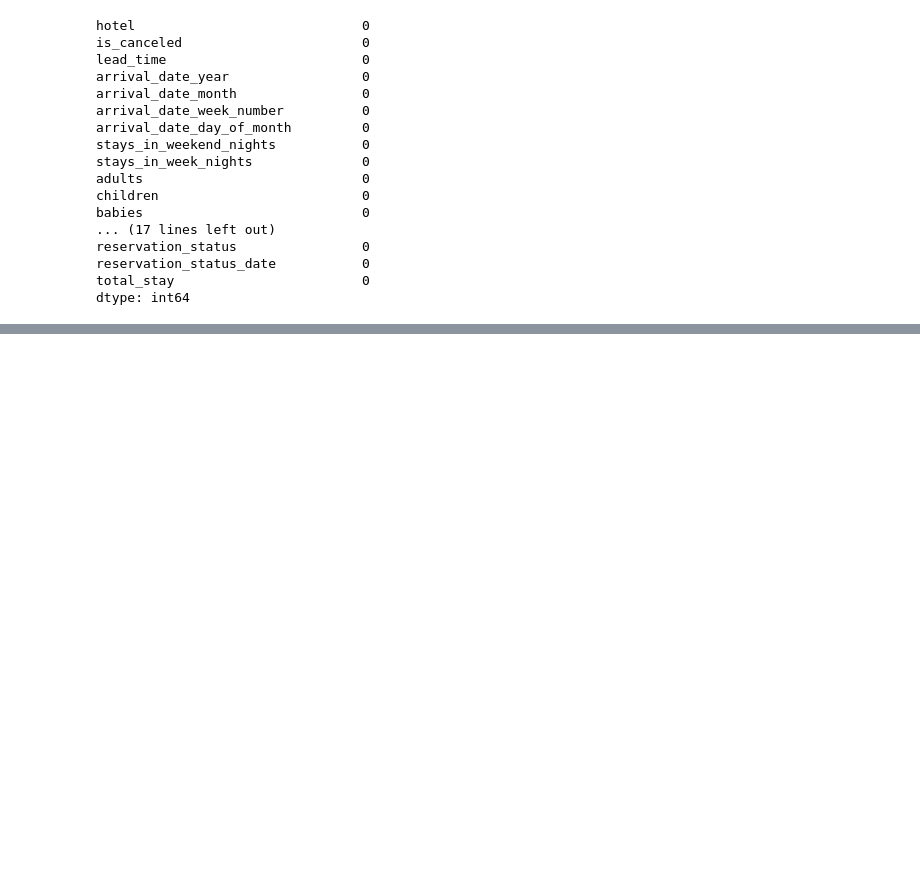
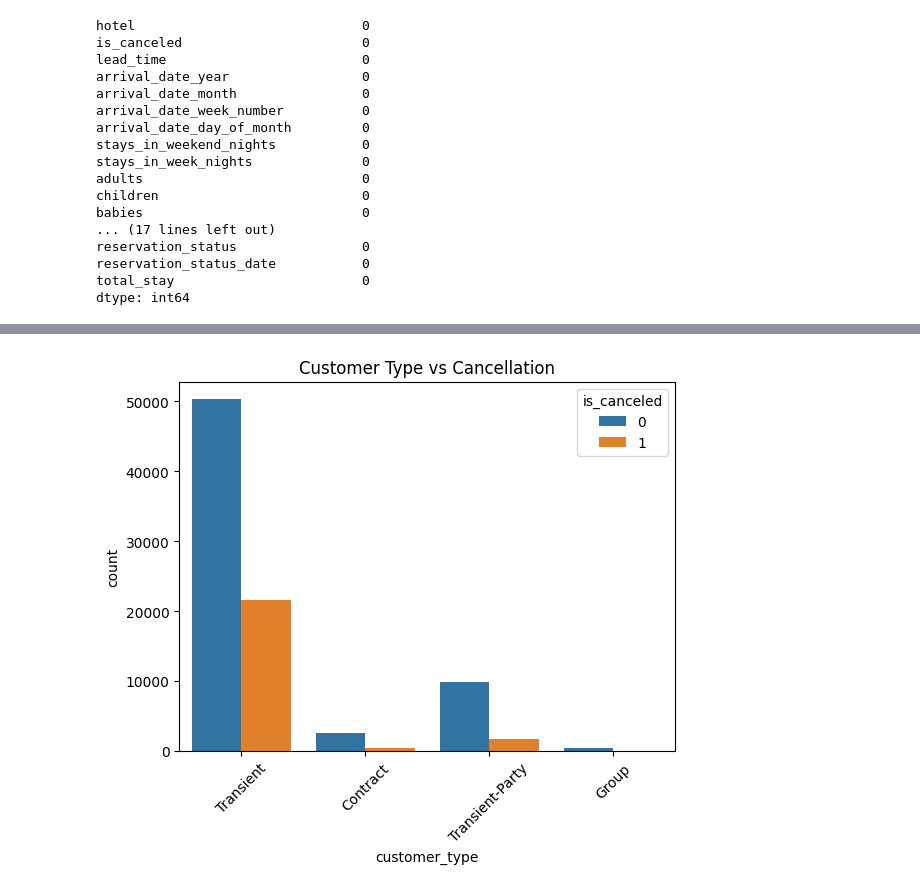
Before and after one commit to lakshmikanth72/hotel-booking-analysis, a Jupyter notebook: hotel_booking_eda.ipynb, the cells around one changed output, grey strips where cells are left out. Saved outputs shown, nothing was run; the diff lists cells and outputs as text; code cells hidden in the pictures; blank space fills up the shorter version.

```diff
--- a/hotel_booking_eda.ipynb
+++ b/hotel_booking_eda.ipynb
@@ -154,0 +184,7 @@ dtype: int64
+# %%
+sns.countplot(x='customer_type', hue='is_canceled', data=df)
+plt.title('Customer Type vs Cancellation')
+plt.xticks(rotation=45)
+plt.show()
+# %% [output]
+[figure, added]
```
Also changed, not shown: parts of 13 cells of this notebook.
